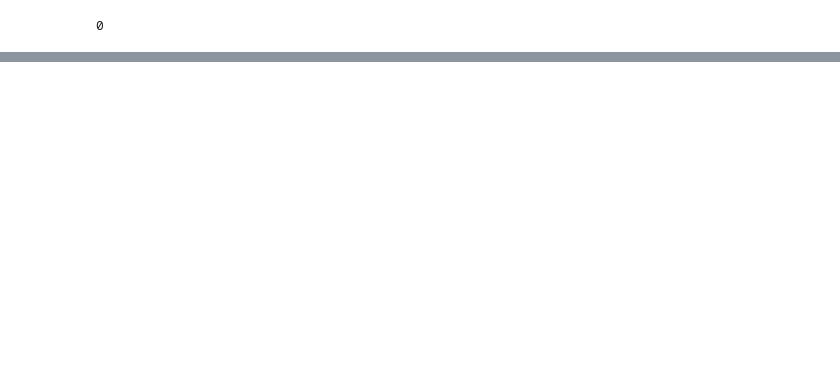
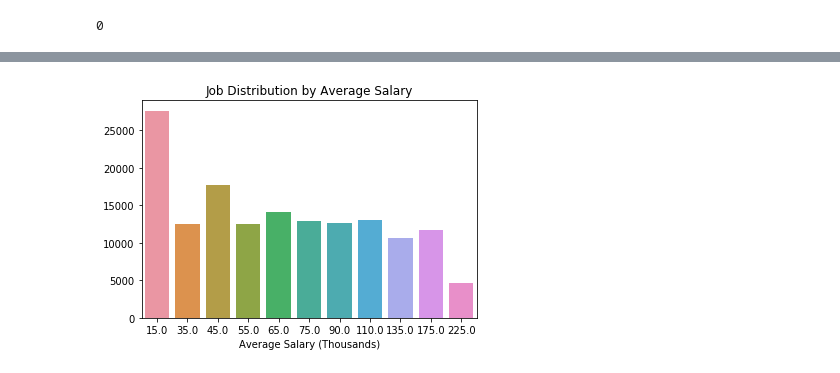
Before and after one commit to subtitled/Big_Data_Analysis_Part_1, a Jupyter notebook: ass1.ipynb, the cells around one changed output, grey strips where cells are left out. Saved outputs shown, nothing was run; the diff lists cells and outputs as text; code cells hidden in the pictures; blank space fills up the shorter version.

Commit message:
Part 2 working

```diff
--- a/ass1.ipynb
+++ b/ass1.ipynb
@@ -218,0 +256,9 @@ null_count.plot(kind='bar')
+# %%
+# Part 2 - Data Analysis and Interpretation
+
+# AverageSalary ranges:
+# Create subsets to leverage
+df_averageSal = df.groupby('AverageSalary').count()
+df_averageSal['AverageSalary'] = df_averageSal.index
+df_averageSal['Count'] = df_averageSal['Id']
+df_averageSal
@@ -218,0 +279,9 @@ null_count.plot(kind='bar')
+# %%
+# AverageSalary plot
+barChart = sns.barplot(x='AverageSalary', y='Count', data=df_averageSal)
+plt.title("Job Distribution by Average Salary")
+plt.xlabel("Average Salary (Thousands)")
+plt.ylabel("")
+plt.show()
+# %% [output]
+[figure, added]
```
Also changed, not shown: parts of 14 cells of this notebook.
